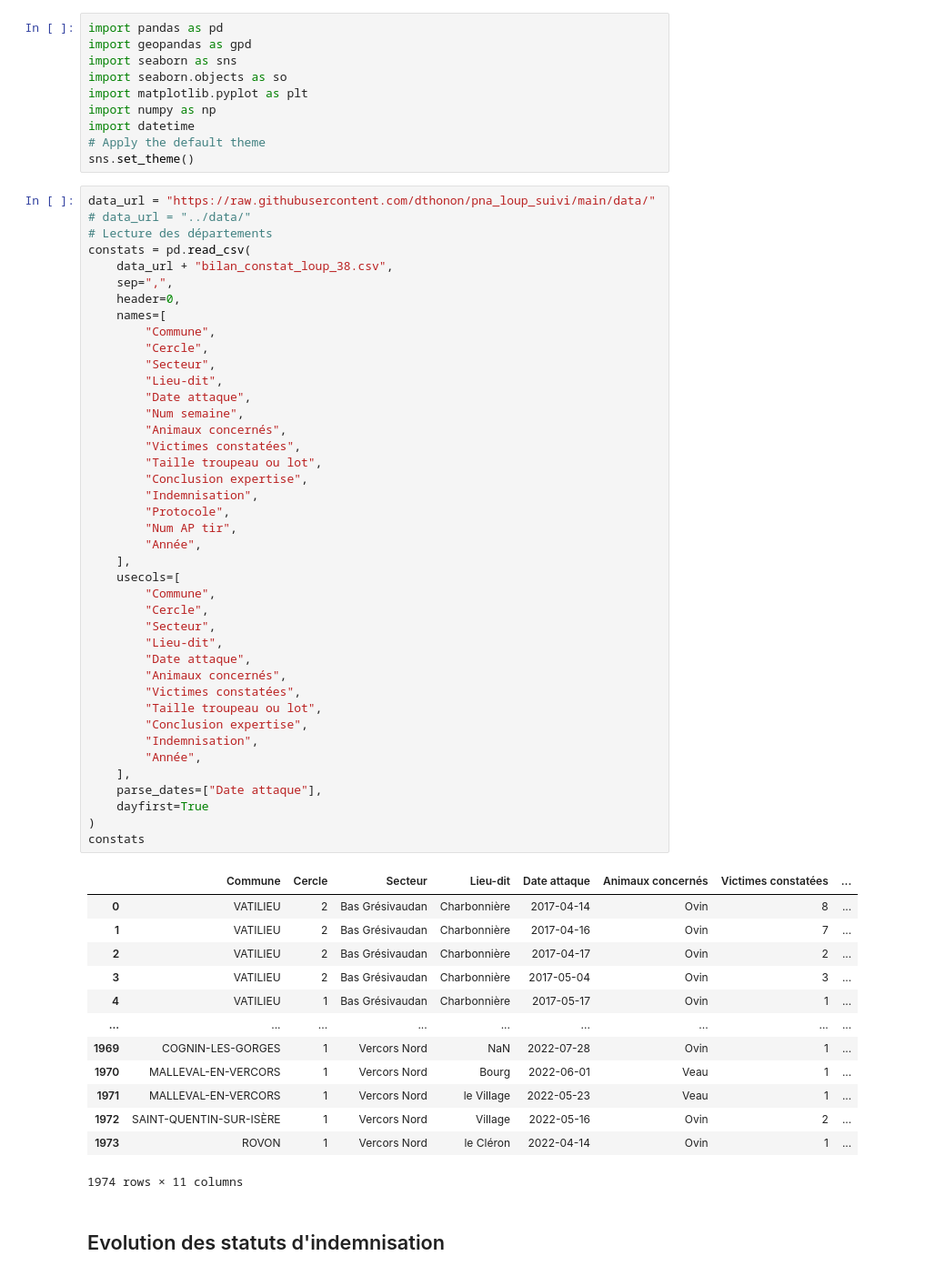
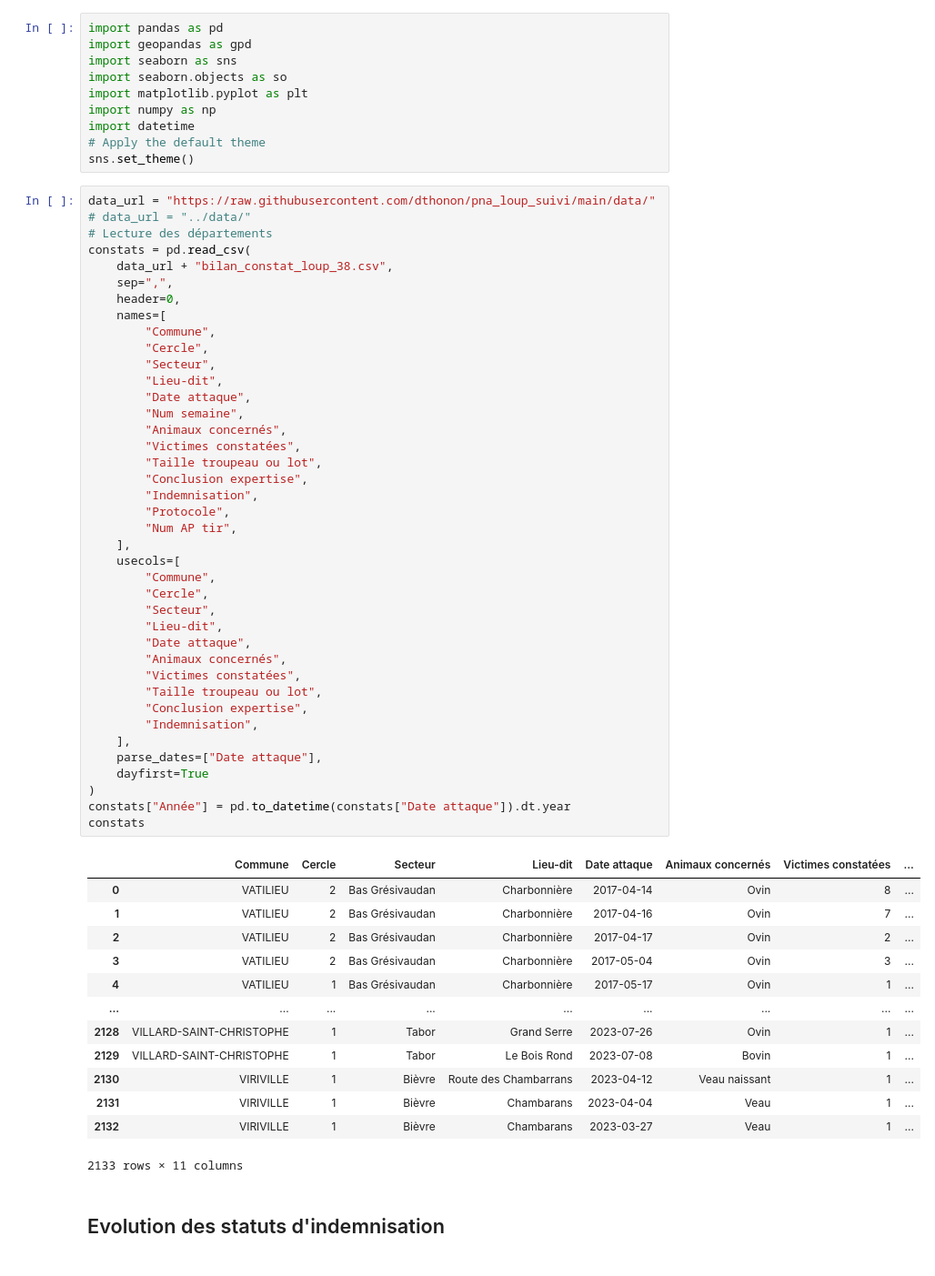
Before and after one commit to dthonon/pna_loup_suivi, a Jupyter notebook: notebook/Analyse-38.ipynb, the cells around one changed output. Shown at 91% size. Drawn from its saved outputs; the diff is of its cells as text.

Commit message:
Analyse Isère 2023

```diff
--- a/notebook/Analyse-38.ipynb
+++ b/notebook/Analyse-38.ipynb
@@ -31,41 +31,40 @@ constats = pd.read_csv(
         "Taille troupeau ou lot",
         "Conclusion expertise",
         "Indemnisation",
         "Protocole",
         "Num AP tir",
-        "Année",
     ],
     usecols=[
         "Commune",
         "Cercle",
         "Secteur",
         "Lieu-dit",
         "Date attaque",
         "Animaux concernés",
         "Victimes constatées",
         "Taille troupeau ou lot",
         "Conclusion expertise",
         "Indemnisation",
-        "Année",
     ],
     parse_dates=["Date attaque"],
     dayfirst=True
 )
+constats["Année"] = pd.to_datetime(constats["Date attaque"]).dt.year
 constats
 # %% [output]
 |  | Commune | Cercle | Secteur | Lieu-dit | Date attaque | Animaux concernés | Victimes constatées | ... |
 | 0 | VATILIEU | 2 | Bas Grésivaudan | Charbonnière | 2017-04-14 | Ovin | 8 | ... |
 | 1 | VATILIEU | 2 | Bas Grésivaudan | Charbonnière | 2017-04-16 | Ovin | 7 | ... |
 | 2 | VATILIEU | 2 | Bas Grésivaudan | Charbonnière | 2017-04-17 | Ovin | 2 | ... |
 | 3 | VATILIEU | 2 | Bas Grésivaudan | Charbonnière | 2017-05-04 | Ovin | 3 | ... |
 | 4 | VATILIEU | 1 | Bas Grésivaudan | Charbonnière | 2017-05-17 | Ovin | 1 | ... |
 | ... | ... | ... | ... | ... | ... | ... | ... | ... |
-| 1969 | COGNIN-LES-GORGES | 1 | Vercors Nord | NaN | 2022-07-28 | Ovin | 1 | ... |
-| 1970 | MALLEVAL-EN-VERCORS | 1 | Vercors Nord | Bourg | 2022-06-01 | Veau | 1 | ... |
-| 1971 | MALLEVAL-EN-VERCORS | 1 | Vercors Nord | le Village | 2022-05-23 | Veau | 1 | ... |
-| 1972 | SAINT-QUENTIN-SUR-ISÈRE | 1 | Vercors Nord | Village | 2022-05-16 | Ovin | 2 | ... |
-| 1973 | ROVON | 1 | Vercors Nord | le Cléron | 2022-04-14 | Ovin | 1 | ... |
+| 2128 | VILLARD-SAINT-CHRISTOPHE | 1 | Tabor | Grand Serre | 2023-07-26 | Ovin | 1 | ... |
+| 2129 | VILLARD-SAINT-CHRISTOPHE | 1 | Tabor | Le Bois Rond | 2023-07-08 | Bovin | 1 | ... |
+| 2130 | VIRIVILLE | 1 | Bièvre | Route des Chambarrans | 2023-04-12 | Veau naissant | 1 | ... |
+| 2131 | VIRIVILLE | 1 | Bièvre | Chambarans | 2023-04-04 | Veau | 1 | ... |
+| 2132 | VIRIVILLE | 1 | Bièvre | Chambarans | 2023-03-27 | Veau | 1 | ... |
-1974 rows × 11 columns
+2133 rows × 11 columns
 # %% [markdown]
 ## Evolution des statuts d'indemnisation
 # %%
```
Also changed, not shown: parts of 13 cells of this notebook, 1 other file.
